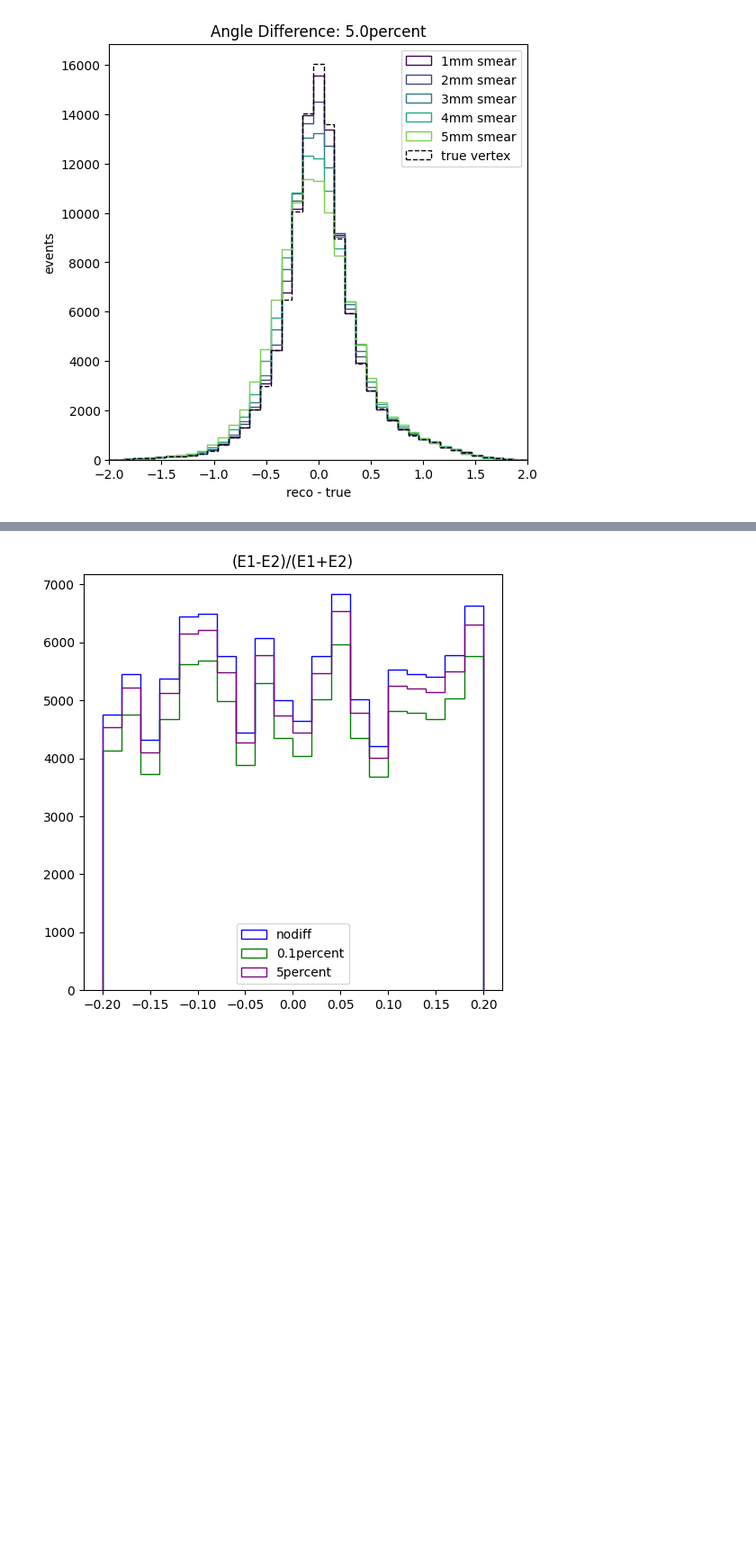
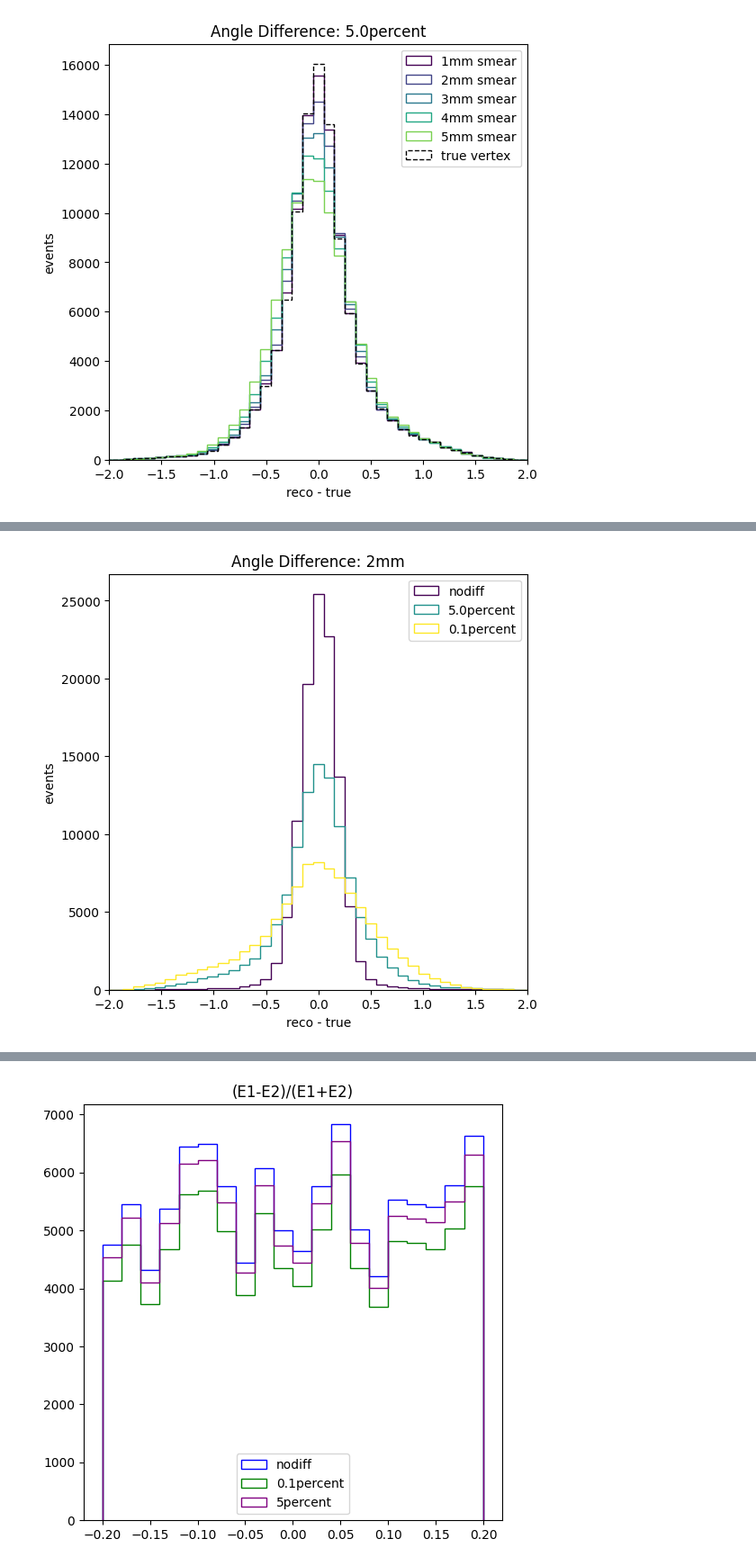
Before and after one commit to Rei-Jones/next-machine-learning, a Jupyter notebook: NEXT_nudobe/analysis/get_angle_data.ipynb, the cells around one changed output, grey strips where cells are left out. Shown at 90% size. Saved outputs shown, nothing was run; the diff lists cells and outputs as text; code cells hidden in the pictures; blank space fills up the shorter version.

```diff
--- a/NEXT_nudobe/analysis/get_angle_data.ipynb
+++ b/NEXT_nudobe/analysis/get_angle_data.ipynb
@@ -523,0 +564,4 @@ plot_diff_smear(five_full_df, [1,2,3,4,5], 100, "Angle Difference: 5.0percent")
+# %%
+compare_diff(diffusions, diffusion_labels, 2, 100, "Angle Difference: 2mm")
+# %% [output]
+[figure, added]
```
Also changed, not shown: parts of 13 cells of this notebook.
